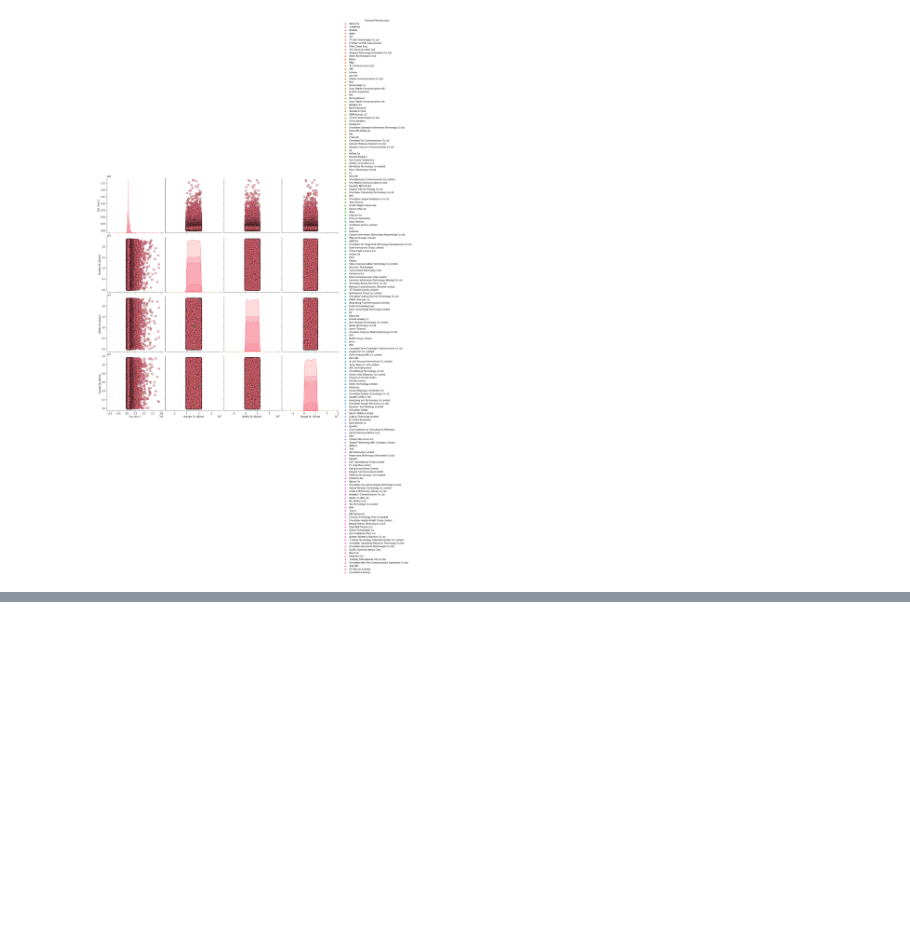
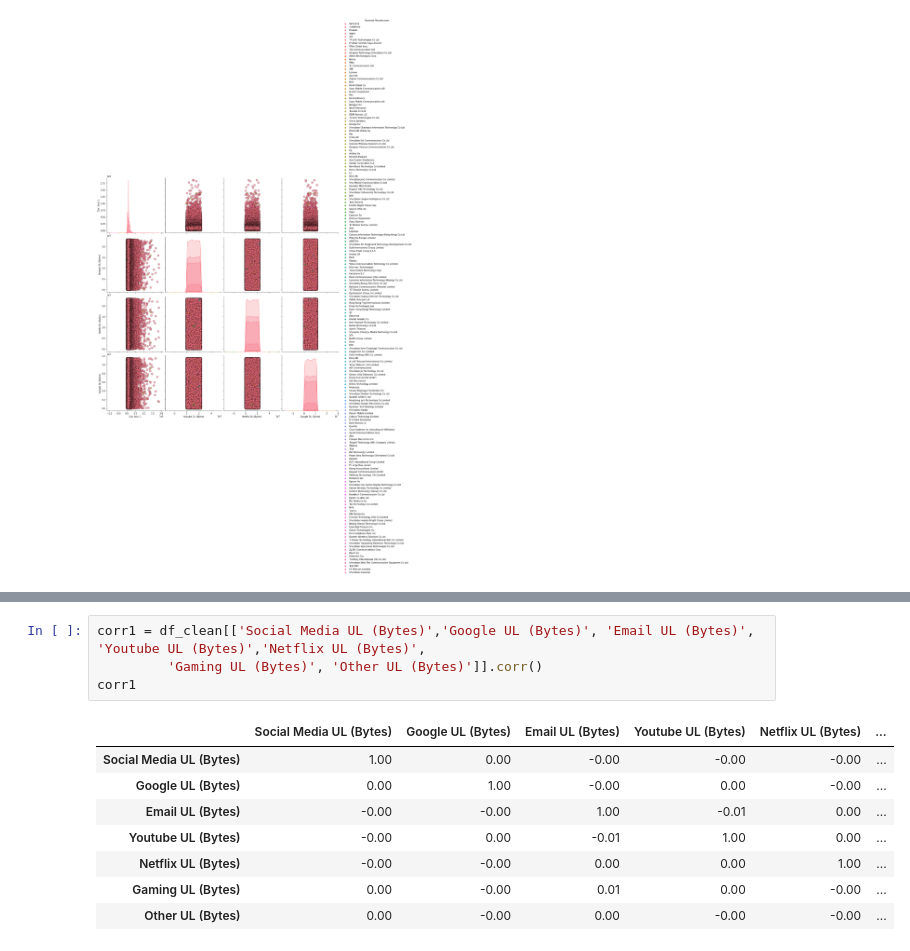
Before and after one commit to ekubay/Telecom-Data-Analysis, a Jupyter notebook: notebooks/Data_Exploration.ipynb, the cells around one changed output, grey strips where cells are left out. Cells and saved outputs as stored; diff of their text form; blank space fills up the shorter version.

```diff
--- a/notebooks/Data_Exploration.ipynb
+++ b/notebooks/Data_Exploration.ipynb
@@ -707,0 +763,13 @@ sns.pairplot(dfPair, hue = 'Handset Manufacturer', diag_kind = 'kde',
+# %%
+corr1 = df_clean[['Social Media UL (Bytes)','Google UL (Bytes)', 'Email UL (Bytes)', 'Youtube UL (Bytes)','Netflix UL (Bytes)',
+         'Gaming UL (Bytes)', 'Other UL (Bytes)']].corr()
+corr1
+# %% [output]
+|  | Social Media UL (Bytes) | Google UL (Bytes) | Email UL (Bytes) | Youtube UL (Bytes) | Netflix UL (Bytes) | ... |
+| Social Media UL (Bytes) | 1.00 | 0.00 | -0.00 | -0.00 | -0.00 | ... |
+| Google UL (Bytes) | 0.00 | 1.00 | -0.00 | 0.00 | -0.00 | ... |
+| Email UL (Bytes) | -0.00 | -0.00 | 1.00 | -0.01 | 0.00 | ... |
+| Youtube UL (Bytes) | -0.00 | 0.00 | -0.01 | 1.00 | 0.00 | ... |
+| Netflix UL (Bytes) | -0.00 | -0.00 | 0.00 | 0.00 | 1.00 | ... |
+| Gaming UL (Bytes) | 0.00 | -0.00 | 0.01 | 0.00 | -0.00 | ... |
+| Other UL (Bytes) | 0.00 | -0.00 | 0.00 | -0.00 | -0.00 | ... |
```
Also changed, not shown: parts of 14 cells of this notebook.
